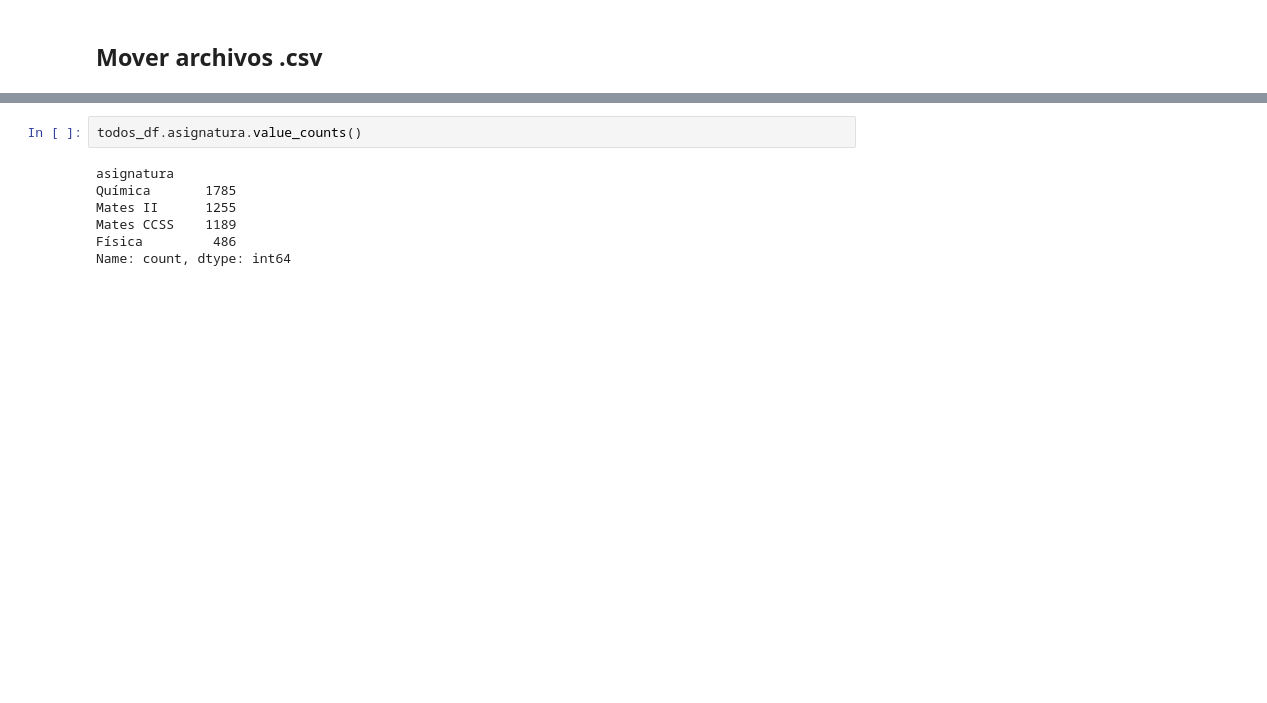
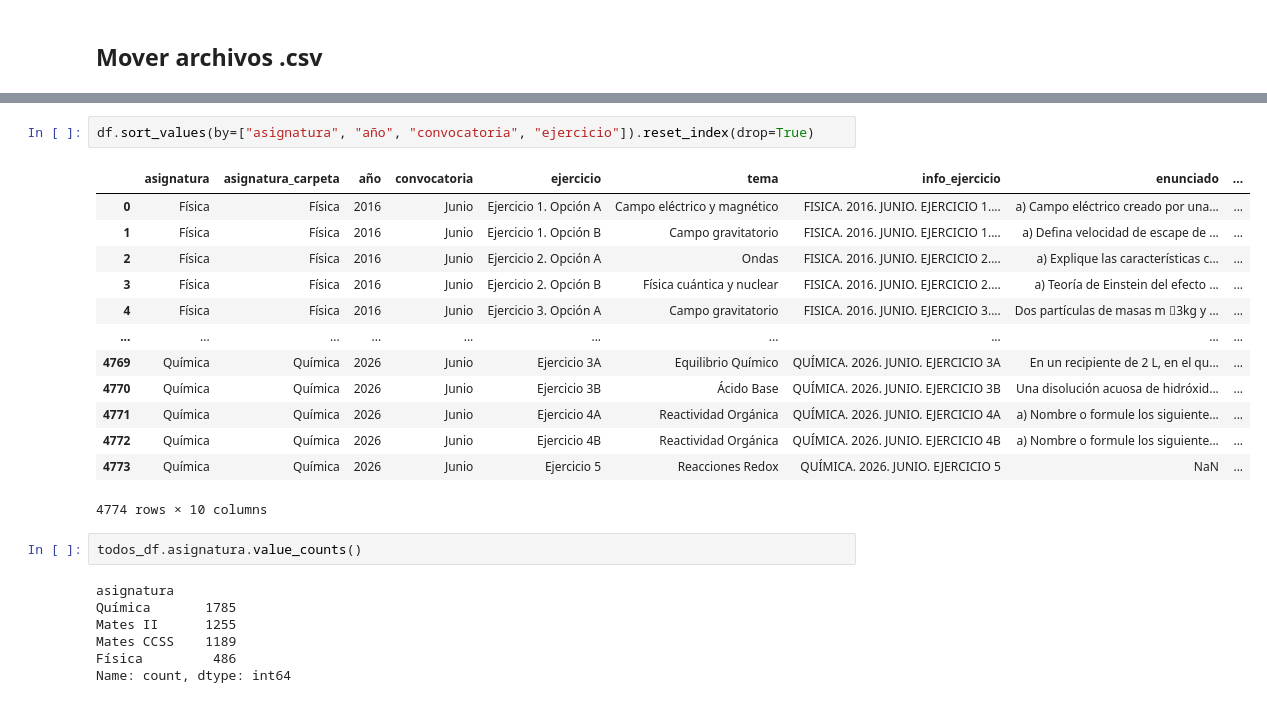
Before and after one commit to chusk2/clasificador_selectividad, a Jupyter notebook: jupyter notebooks/recortes_img.ipynb, the cells around one changed output, grey strips where cells are left out. Saved outputs shown, nothing was run; the diff lists cells and outputs as text; blank space fills up the shorter version.

```diff
--- a/jupyter notebooks/recortes_img.ipynb
+++ b/jupyter notebooks/recortes_img.ipynb
@@ -479,3 +477,19 @@ todos_df.sample(10)
+# %%
+df.sort_values(by=["asignatura", "año", "convocatoria", "ejercicio"]).reset_index(drop=True)
+# %% [output]
+|  | asignatura | asignatura_carpeta | año | convocatoria | ejercicio | tema | info_ejercicio | enunciado | ... |
+| 0 | Física | Física | 2016 | Junio | Ejercicio 1. Opción A | Campo eléctrico y magnético | FISICA. 2016. JUNIO. EJERCICIO 1.... | a) Campo eléctrico creado por una... | ... |
+| 1 | Física | Física | 2016 | Junio | Ejercicio 1. Opción B | Campo gravitatorio | FISICA. 2016. JUNIO. EJERCICIO 1.... | a) Defina velocidad de escape de ... | ... |
+| 2 | Física | Física | 2016 | Junio | Ejercicio 2. Opción A | Ondas | FISICA. 2016. JUNIO. EJERCICIO 2.... | a) Explique las características c... | ... |
+| 3 | Física | Física | 2016 | Junio | Ejercicio 2. Opción B | Física cuántica y nuclear | FISICA. 2016. JUNIO. EJERCICIO 2.... | a) Teoría de Einstein del efecto ... | ... |
+| 4 | Física | Física | 2016 | Junio | Ejercicio 3. Opción A | Campo gravitatorio | FISICA. 2016. JUNIO. EJERCICIO 3.... | Dos partículas de masas m 3kg y ... | ... |
+| ... | ... | ... | ... | ... | ... | ... | ... | ... | ... |
+| 4769 | Química | Química | 2026 | Junio | Ejercicio 3A | Equilibrio Químico | QUÍMICA. 2026. JUNIO. EJERCICIO 3A | En un recipiente de 2 L, en el qu... | ... |
+| 4770 | Química | Química | 2026 | Junio | Ejercicio 3B | Ácido Base | QUÍMICA. 2026. JUNIO. EJERCICIO 3B | Una disolución acuosa de hidróxid... | ... |
+| 4771 | Química | Química | 2026 | Junio | Ejercicio 4A | Reactividad Orgánica | QUÍMICA. 2026. JUNIO. EJERCICIO 4A | a) Nombre o formule los siguiente... | ... |
+| 4772 | Química | Química | 2026 | Junio | Ejercicio 4B | Reactividad Orgánica | QUÍMICA. 2026. JUNIO. EJERCICIO 4B | a) Nombre o formule los siguiente... | ... |
+| 4773 | Química | Química | 2026 | Junio | Ejercicio 5 | Reacciones Redox | QUÍMICA. 2026. JUNIO. EJERCICIO 5 | NaN | ... |
+4774 rows × 10 columns
 # %%
 todos_df.asignatura.value_counts()
 # %% [output]
```
Also changed, not shown: parts of 28 cells of this notebook, 2 other files.
